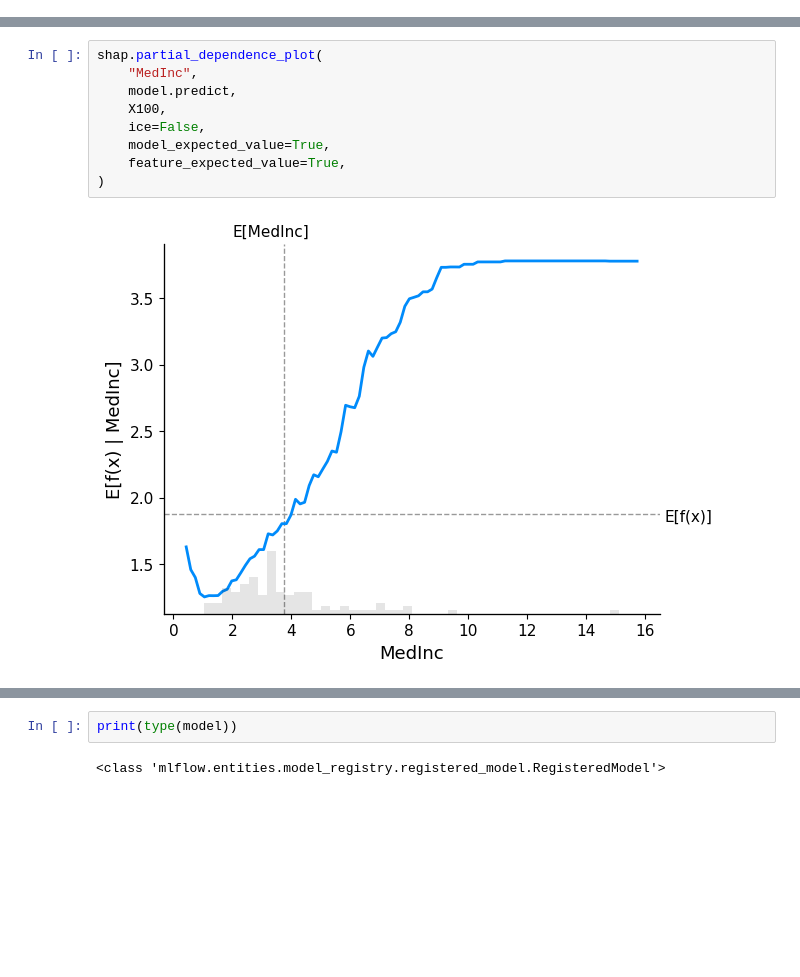
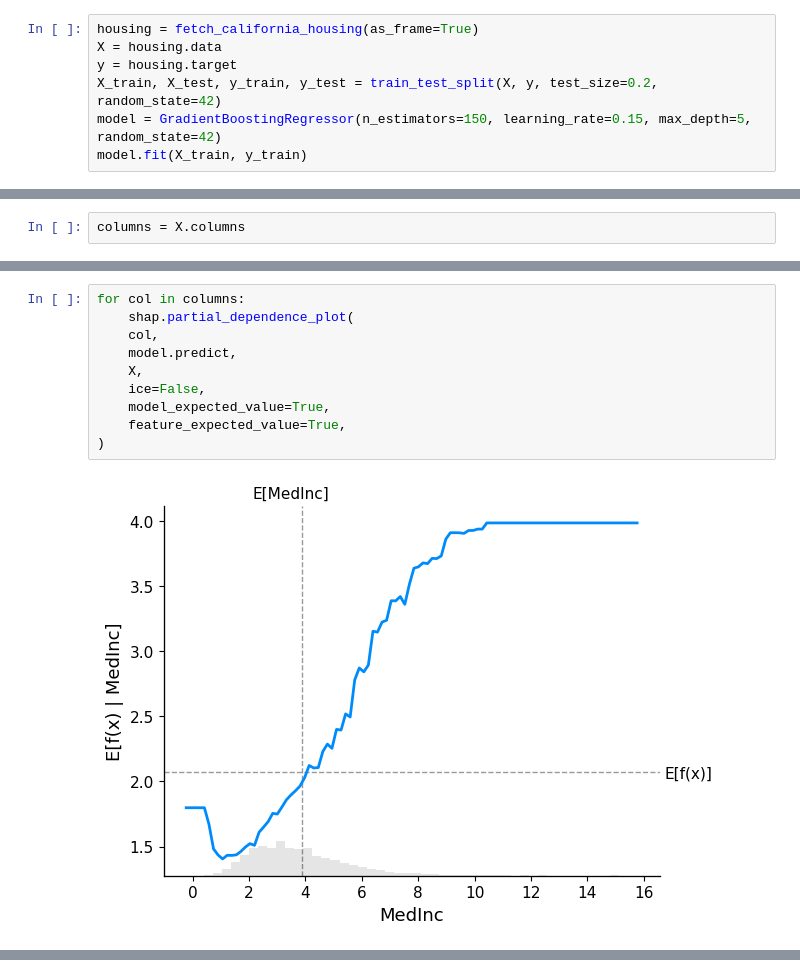
Before and after one commit to BrightMehou/mlops-immobilier, a Jupyter notebook: notebooks/Analyse_des_features.ipynb, the cells around one changed output, grey strips where cells are left out. Drawn from its saved outputs; the diff is of its cells as text; blank space fills up the shorter version.

```diff
--- a/notebooks/Analyse_des_features.ipynb
+++ b/notebooks/Analyse_des_features.ipynb
@@ -13,0 +8,7 @@ model = mlflow.pyfunc.load_model(model_uri=f"models:/{model_name}/{model_version
+# %%
+housing = fetch_california_housing(as_frame=True)
+X = housing.data
+y = housing.target
+X_train, X_test, y_train, y_test = train_test_split(X, y, test_size=0.2, random_state=42)
+model = GradientBoostingRegressor(n_estimators=150, learning_rate=0.15, max_depth=5, random_state=42)
+model.fit(X_train, y_train)
@@ -13,0 +18,2 @@ model = mlflow.pyfunc.load_model(model_uri=f"models:/{model_name}/{model_version
+# %%
+columns = X.columns
@@ -14,11 +28,12 @@ model = mlflow.pyfunc.load_model(model_uri=f"models:/{model_name}/{model_version
 # %%
-shap.partial_dependence_plot(
-    "MedInc",
+for col in columns:
+    shap.partial_dependence_plot(
+    col,
     model.predict,
-    X100,
+    X,
     ice=False,
     model_expected_value=True,
     feature_expected_value=True,
 )
 # %% [output]
-[figure, old version]
+[figure, new version]
@@ -25,4 +46,0 @@ shap.partial_dependence_plot(
-# %%
-print(type(model))
-# %% [output]
-<class 'mlflow.entities.model_registry.registered_model.RegisteredModel'>
```
Also changed, not shown: parts of 26 cells of this notebook, 9 other files.
